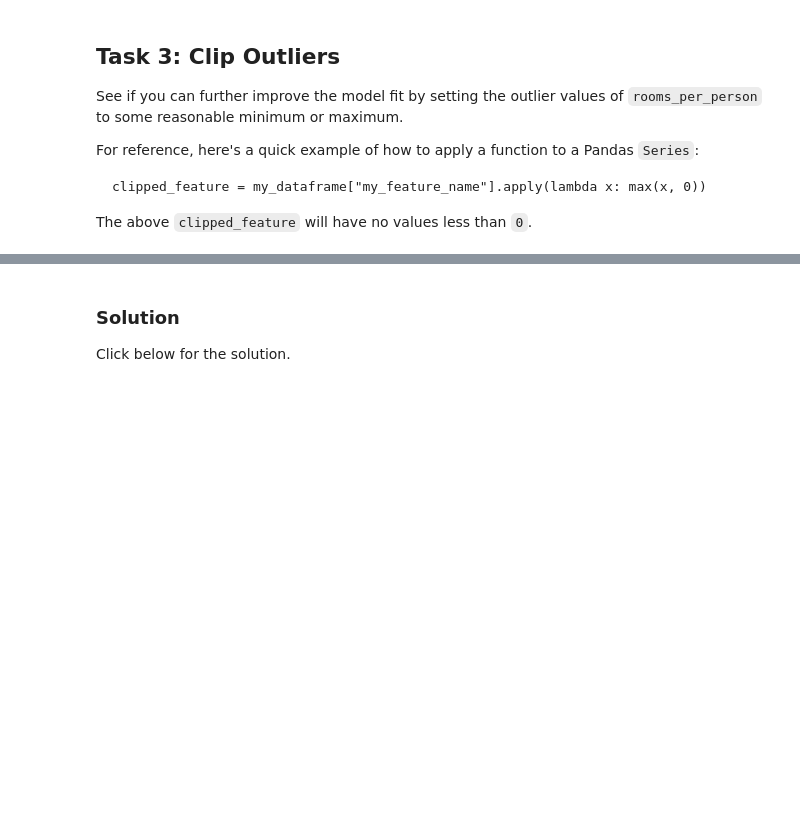
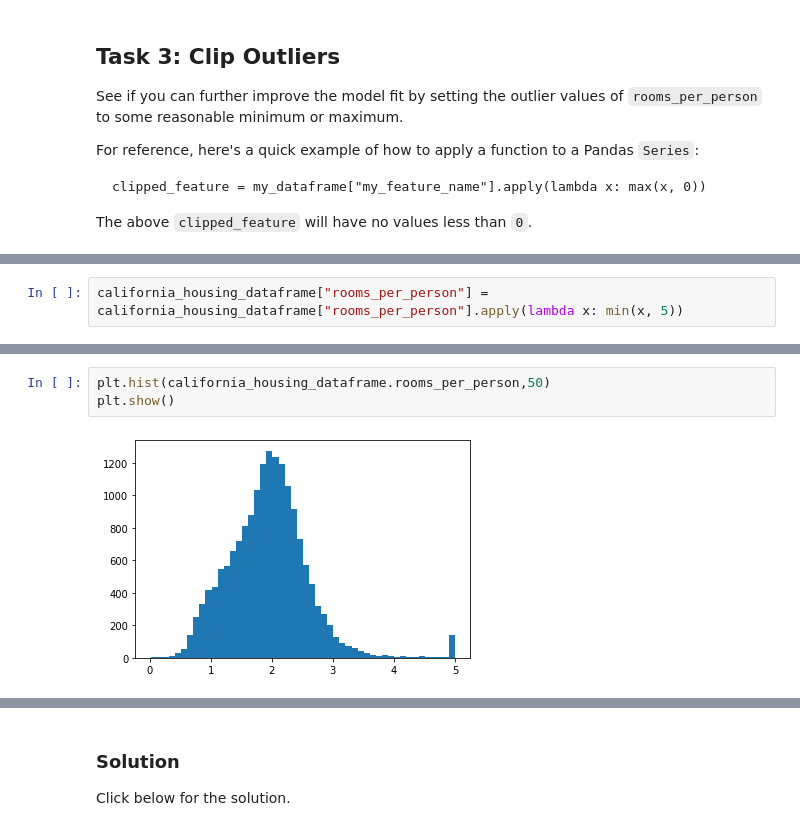
Before and after one commit to sathayas/GoogleMLCrashCourse, a Jupyter notebook: exercises/synthetic_features_and_outliers.ipynb, the cells around one changed output, grey strips where cells are left out. Saved outputs shown, nothing was run; the diff lists cells and outputs as text; blank space fills up the shorter version.

```diff
--- a/exercises/synthetic_features_and_outliers.ipynb
+++ b/exercises/synthetic_features_and_outliers.ipynb
@@ -367,0 +378,2 @@ The above `clipped_feature` will have no values less than `0`.
+# %%
+california_housing_dataframe["rooms_per_person"] = california_housing_dataframe["rooms_per_person"].apply(lambda x: min(x, 5))
@@ -367,0 +392,5 @@ The above `clipped_feature` will have no values less than `0`.
+# %%
+plt.hist(california_housing_dataframe.rooms_per_person,50)
+plt.show()
+# %% [output]
+[figure, added]
```
Also changed, not shown: parts of 10 cells of this notebook.
